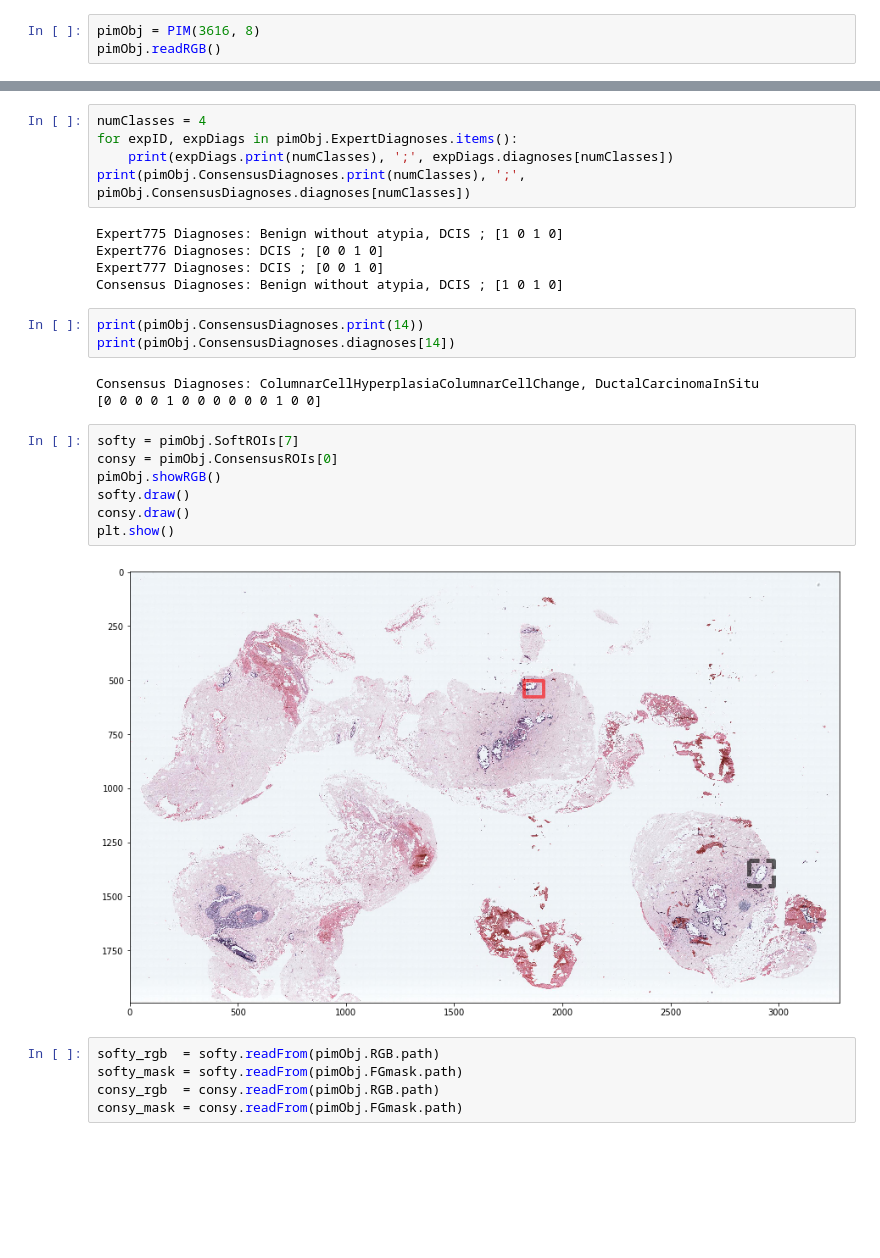
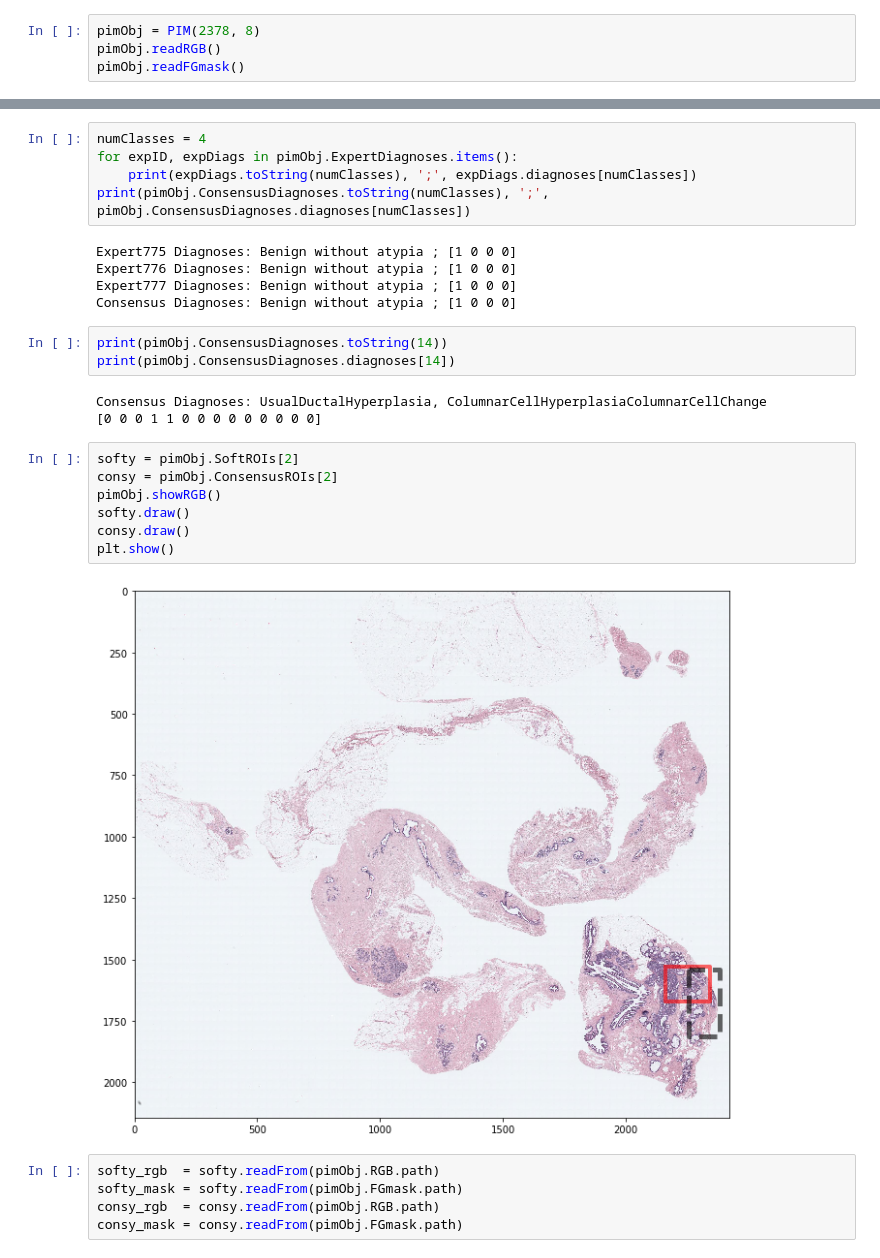
Before and after one commit to canermercancs/Deep-Learning-for-Pathology-Image-Analysis, a Jupyter notebook: Playground.ipynb, the cells around one changed output, grey strips where cells are left out. Saved outputs shown, nothing was run; the diff lists cells and outputs as text; blank space fills up the shorter version.

```diff
--- a/Playground.ipynb
+++ b/Playground.ipynb
@@ -9,5 +8,6 @@ import h5py
 # configure the plot sizes
 plt.rcParams['figure.figsize'] = [15, 10]
 # %%
-pimObj = PIM(3616, 8)
+pimObj = PIM(2378, 8)
 pimObj.readRGB()
+pimObj.readFGmask()
@@ -21,28 +35,28 @@ plt.show()
 # %%
 numClasses = 4
 for expID, expDiags in pimObj.ExpertDiagnoses.items():
-    print(expDiags.print(numClasses), ';', expDiags.diagnoses[numClasses])
-print(pimObj.ConsensusDiagnoses.print(numClasses), ';', pimObj.ConsensusDiagnoses.diagnoses[numClasses])
+    print(expDiags.toString(numClasses), ';', expDiags.diagnoses[numClasses])
+print(pimObj.ConsensusDiagnoses.toString(numClasses), ';', pimObj.ConsensusDiagnoses.diagnoses[numClasses])
 # %% [output]
-Expert775 Diagnoses: Benign without atypia, DCIS ; [1 0 1 0]
-Expert776 Diagnoses: DCIS ; [0 0 1 0]
-Expert777 Diagnoses: DCIS ; [0 0 1 0]
-Consensus Diagnoses: Benign without atypia, DCIS ; [1 0 1 0]
+Expert775 Diagnoses: Benign without atypia ; [1 0 0 0]
+Expert776 Diagnoses: Benign without atypia ; [1 0 0 0]
+Expert777 Diagnoses: Benign without atypia ; [1 0 0 0]
+Consensus Diagnoses: Benign without atypia ; [1 0 0 0]
 # %%
-print(pimObj.ConsensusDiagnoses.print(14))
+print(pimObj.ConsensusDiagnoses.toString(14))
 print(pimObj.ConsensusDiagnoses.diagnoses[14])
 # %% [output]
-Consensus Diagnoses: ColumnarCellHyperplasiaColumnarCellChange, DuctalCarcinomaInSitu
-[0 0 0 0 1 0 0 0 0 0 0 1 0 0]
+Consensus Diagnoses: UsualDuctalHyperplasia, ColumnarCellHyperplasiaColumnarCellChange
+[0 0 0 1 1 0 0 0 0 0 0 0 0 0]
 # %%
-softy = pimObj.SoftROIs[7]
-consy = pimObj.ConsensusROIs[0]
+softy = pimObj.SoftROIs[2]
+consy = pimObj.ConsensusROIs[2]
 pimObj.showRGB()
 softy.draw()
 consy.draw()
 plt.show()
 # %% [output]
-[figure, old version]
+[figure, new version]
 # %%
 softy_rgb  = softy.readFrom(pimObj.RGB.path)
 softy_mask = softy.readFrom(pimObj.FGmask.path)
```
Also changed, not shown: parts of 5 cells of this notebook.
